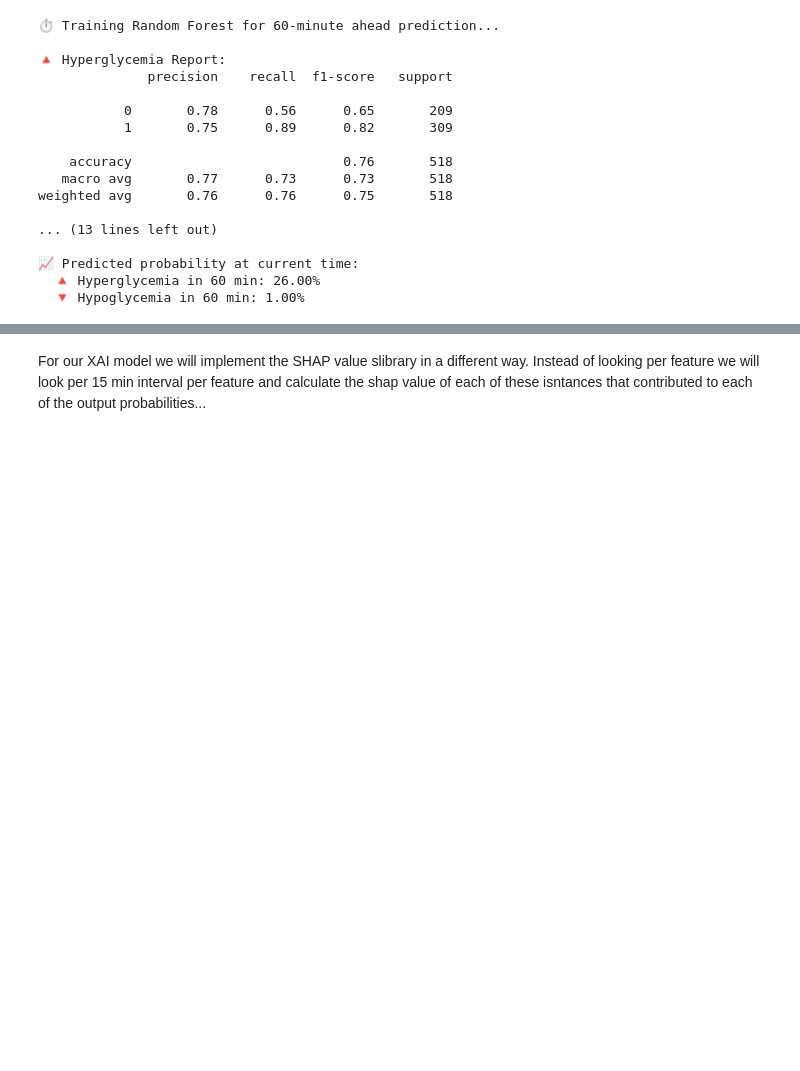
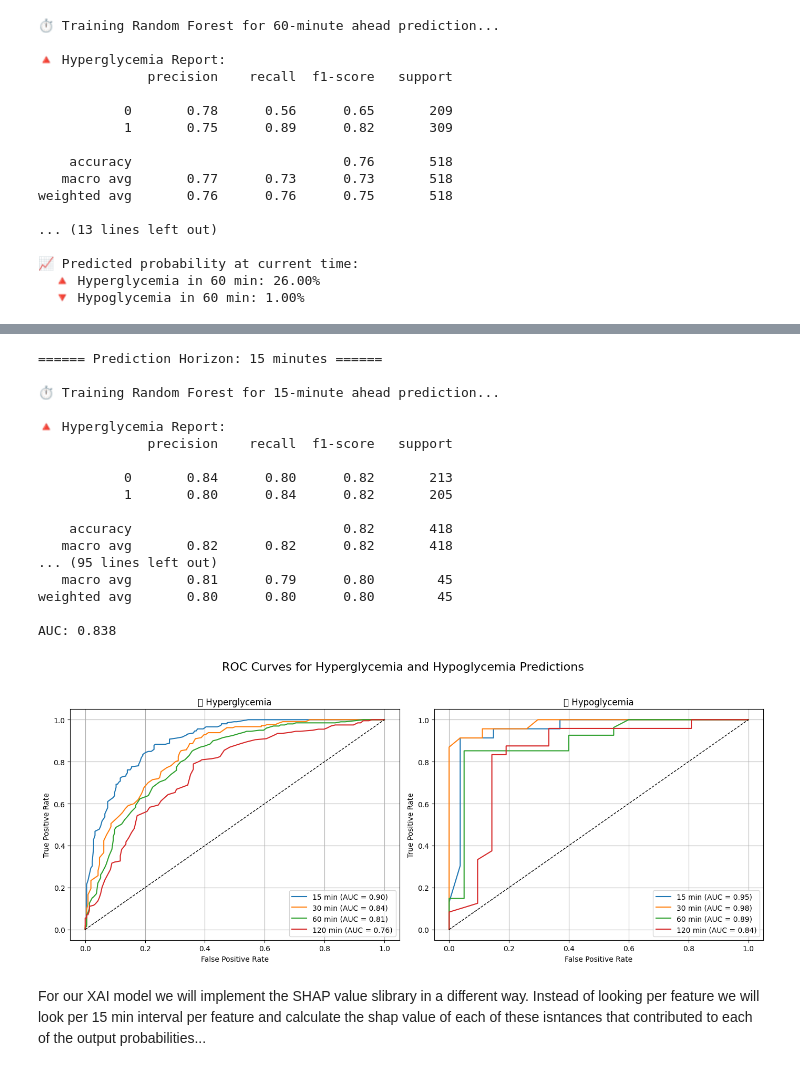
Before and after one commit to emmacscs/FinalProjectThesis, a Jupyter notebook: MachineLearning/Classifier.ipynb, the cells around one changed output, grey strips where cells are left out. Drawn from its saved outputs; the diff is of its cells as text; code cells hidden in the pictures; blank space fills up the shorter version.

```diff
--- a/MachineLearning/Classifier.ipynb
+++ b/MachineLearning/Classifier.ipynb
@@ -213,3 +415,52 @@ weighted avg       0.76      0.76      0.75       518
+# %%
+horizons = [15, 30, 60, 120]
+results = {}
+
+for h in horizons:
+    print(f"====== Prediction Horizon: {h} minutes ======")
+    results[h] = train_predict_rf(df, features, prediction_minutes=h)
+
+# Plot ROC curves
+fig, axs = plt.subplots(1, 2, figsize=(14, 6))
+
+for i, task in enumerate(['hyper', 'hypo']):
+    ax = axs[i]
+    for h in horizons:
+        y_test = results[h][task]['y_test']
+        y_proba = results[h][task]['y_proba']
+        fpr, tpr, _ = roc_curve(y_test, y_proba)
+        roc_auc = auc(fpr, tpr)
+        ax.plot(fpr, tpr, label=f"{h} min (AUC = {roc_auc:.2f})")
+
+    ax.plot([0, 1], [0, 1], 'k--', lw=1)
+    ax.set_title("🔺 Hyperglycemia" if task == 'hyper' else "🔻 Hypoglycemia")
+    ax.set_xlabel("False Positive Rate")
+    ax.set_ylabel("True Positive Rate")
+    ax.legend(loc="lower right")
+    ax.grid(True)
+
+plt.suptitle("ROC Curves for Hyperglycemia and Hypoglycemia Predictions", fontsize=16)
+plt.tight_layout(rect=[0, 0, 1, 0.95])
+plt.show()
+# %% [output]
+====== Prediction Horizon: 15 minutes ======
+
+⏱ Training Random Forest for 15-minute ahead prediction...
+
+🔺 Hyperglycemia Report:
+              precision    recall  f1-score   support
+
+           0       0.84      0.80      0.82       213
+           1       0.80      0.84      0.82       205
+
+    accuracy                           0.82       418
+   macro avg       0.82      0.82      0.82       418
+... (95 lines left out)
+   macro avg       0.81      0.79      0.80        45
+weighted avg       0.80      0.80      0.80        45
+
+AUC: 0.838
+[figure, added]
 # %% [markdown]
 For our XAI model we will implement the SHAP value slibrary in a different way. Instead of looking per feature we will look per 15 min interval per feature and calculate the shap value of each of these isntances that contributed to each of the output probabilities...
 # %%
```
Also changed, not shown: parts of 4 cells of this notebook, 1 other file.
